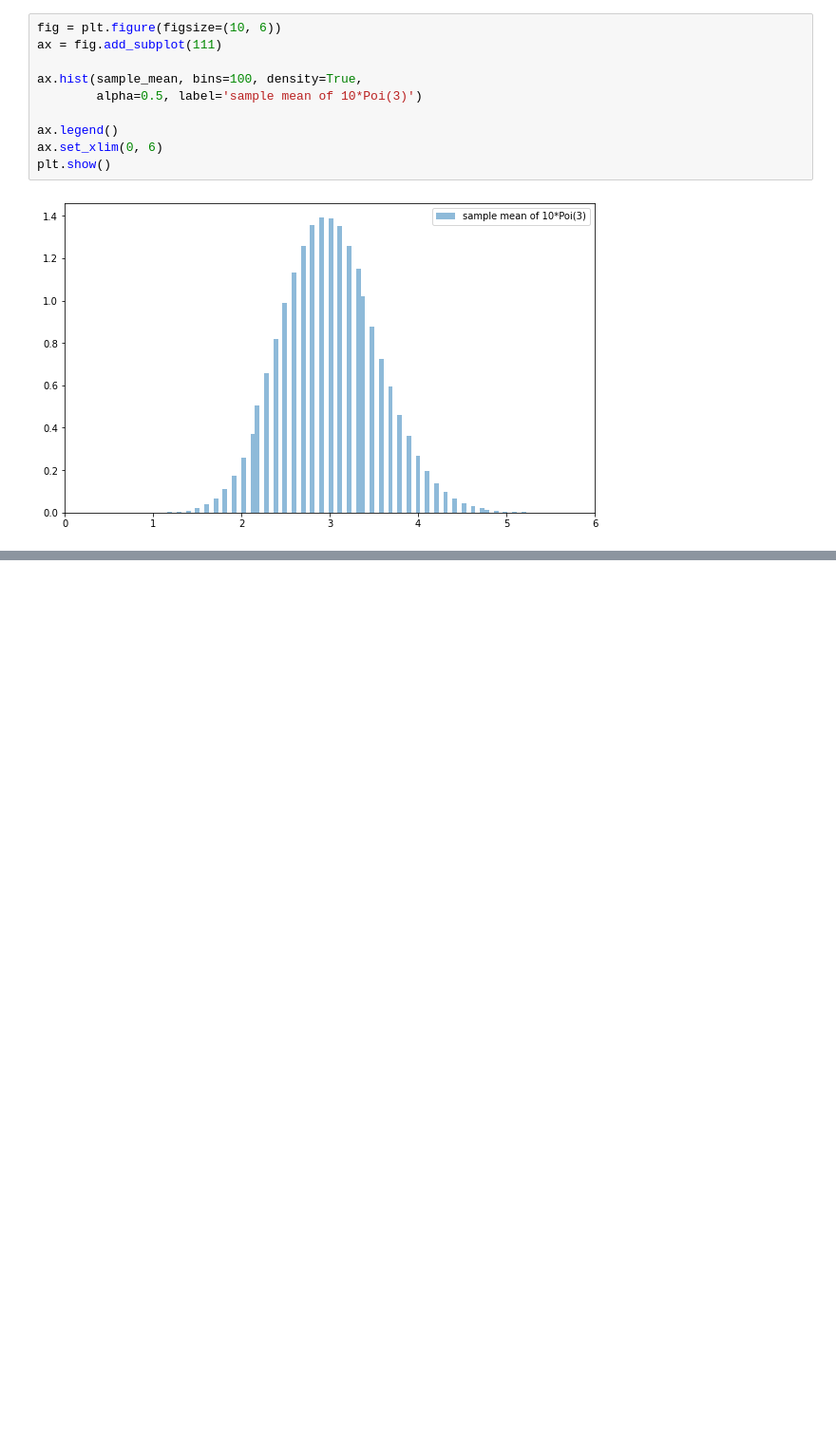
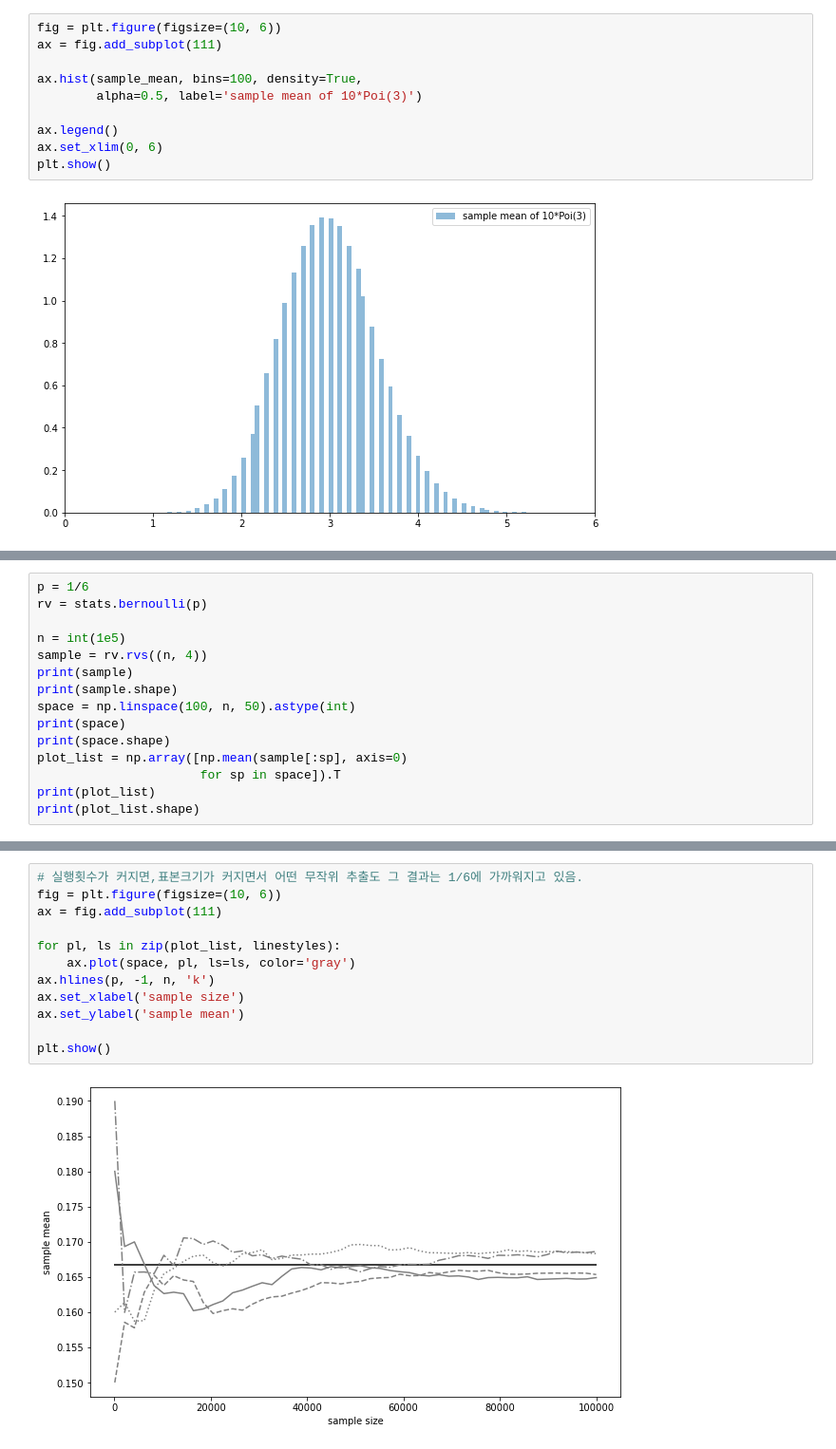
Before and after one commit to wousikchoi16/statpython, a Jupyter notebook: Ch09_독립동일분포.ipynb, the cells around one changed output, grey strips where cells are left out. Shown at 95% size. Drawn from its saved outputs; the diff is of its cells as text; blank space fills up the shorter version.

```diff
--- a/Ch09_독립동일분포.ipynb
+++ b/Ch09_독립동일분포.ipynb
@@ -315,0 +370,15 @@ plt.show()
+# %%
+p = 1/6
+rv = stats.bernoulli(p)
+
+n = int(1e5)
+sample = rv.rvs((n, 4))
+print(sample)
+print(sample.shape)
+space = np.linspace(100, n, 50).astype(int)
+print(space)
+print(space.shape)
+plot_list = np.array([np.mean(sample[:sp], axis=0)
+                      for sp in space]).T
+print(plot_list)
+print(plot_list.shape)
@@ -315,0 +403,14 @@ plt.show()
+# %%
+# 실행횟수가 커지면,표본크기가 커지면서 어떤 무작위 추출도 그 결과는 1/6에 가까워지고 있음.
+fig = plt.figure(figsize=(10, 6))
+ax = fig.add_subplot(111)
+
+for pl, ls in zip(plot_list, linestyles):
+    ax.plot(space, pl, ls=ls, color='gray')
+ax.hlines(p, -1, n, 'k')
+ax.set_xlabel('sample size')
+ax.set_ylabel('sample mean')
+
+plt.show()
+# %% [output]
+[figure, added]
```
Also changed, not shown: parts of 9 cells of this notebook.
